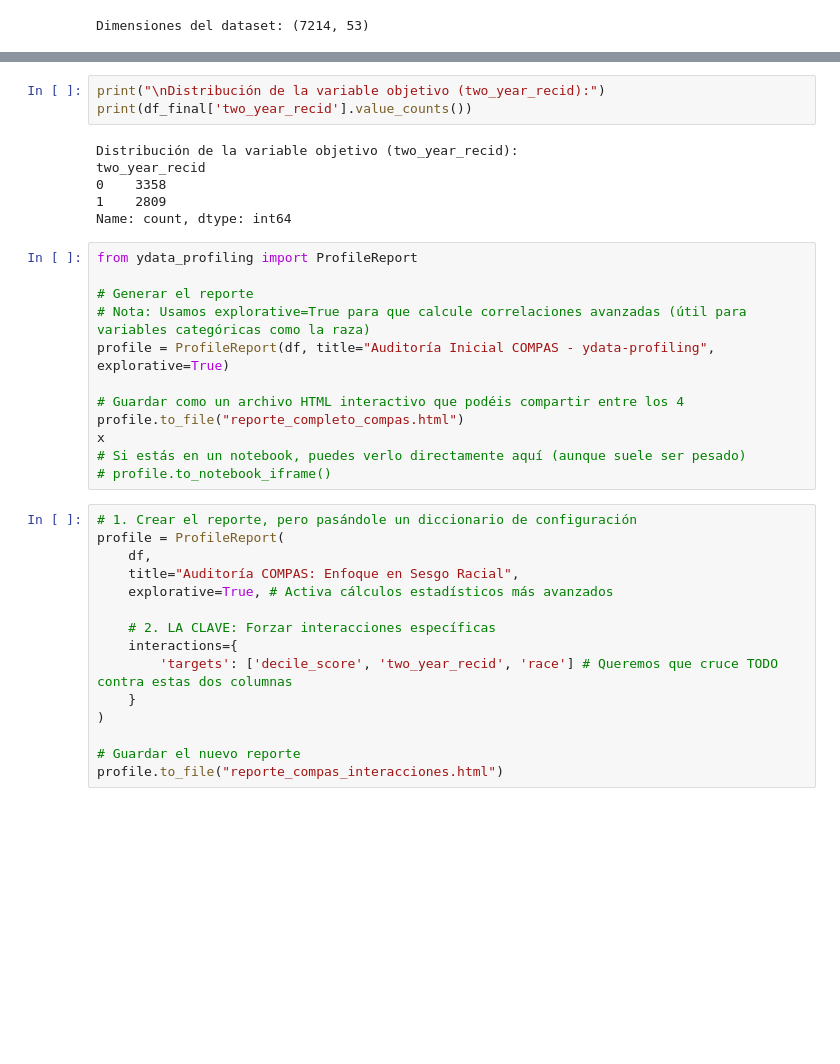
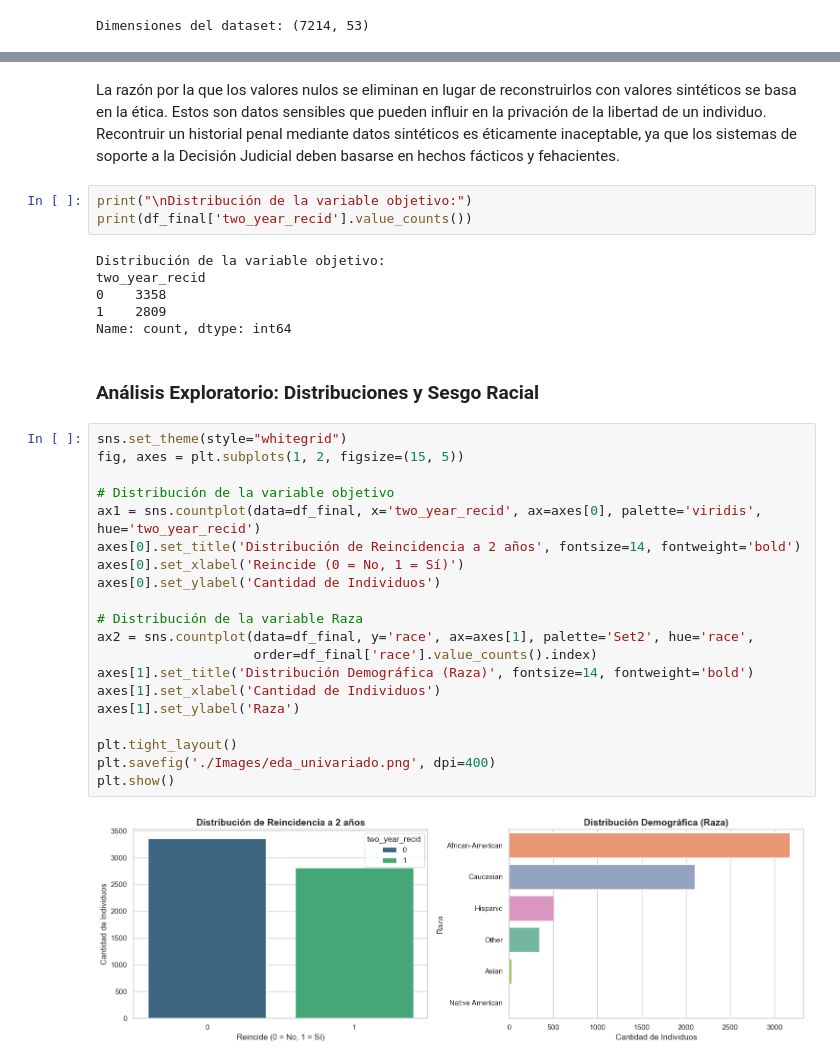
Before and after one commit to dmg131/AA_proyect, a Jupyter notebook: eda.ipynb, the cells around one changed output, grey strips where cells are left out. Drawn from its saved outputs; the diff is of its cells as text; blank space fills up the shorter version.

```diff
--- a/eda.ipynb
+++ b/eda.ipynb
@@ -47,36 +97,35 @@ Dimensiones del dataset: (6167, 13)
+# %% [markdown]
+La razón por la que los valores nulos se eliminan en lugar de reconstruirlos con valores sintéticos se basa en la ética. Estos son datos sensibles que pueden influir en la privación de la libertad de un individuo. Recontruir un historial penal mediante datos sintéticos es éticamente inaceptable, ya que los sistemas de soporte a la Decisión Judicial deben basarse en hechos fácticos y fehacientes.
 # %%
-print("\nDistribución de la variable objetivo (two_year_recid):")
+print("\nDistribución de la variable objetivo:")
 print(df_final['two_year_recid'].value_counts())
 # %% [output]
-Distribución de la variable objetivo (two_year_recid):
+Distribución de la variable objetivo:
 two_year_recid
 0    3358
 1    2809
 Name: count, dtype: int64
-# %%
-from ydata_profiling import ProfileReport
-
-# Generar el reporte
-# Nota: Usamos explorative=True para que calcule correlaciones avanzadas (útil para variables categóricas como la raza)
-profile = ProfileReport(df, title="Auditoría Inicial COMPAS - ydata-profiling", explorative=True)
-
-# Guardar como un archivo HTML interactivo que podéis compartir entre los 4
-profile.to_file("reporte_completo_compas.html")
-x
-# Si estás en un notebook, puedes verlo directamente aquí (aunque suele ser pesado)
-# profile.to_notebook_iframe()
-# %%
-# 1. Crear el reporte, pero pasándole un diccionario de configuración
-profile = ProfileReport(
-    df,
-    title="Auditoría COMPAS: Enfoque en Sesgo Racial",
-    explorative=True, # Activa cálculos estadísticos más avanzados
-
-    # 2. LA CLAVE: Forzar interacciones específicas
-    interactions={
-        'targets': ['decile_score', 'two_year_recid', 'race'] # Queremos que cruce TODO contra estas dos columnas
-    }
-)
-
-# Guardar el nuevo reporte
-profile.to_file("reporte_compas_interacciones.html")
+# %% [markdown]
+### Análisis Exploratorio: Distribuciones y Sesgo Racial
+# %%
+sns.set_theme(style="whitegrid")
+fig, axes = plt.subplots(1, 2, figsize=(15, 5))
+
+# Distribución de la variable objetivo
+ax1 = sns.countplot(data=df_final, x='two_year_recid', ax=axes[0], palette='viridis', hue='two_year_recid')
+axes[0].set_title('Distribución de Reincidencia a 2 años', fontsize=14, fontweight='bold')
+axes[0].set_xlabel('Reincide (0 = No, 1 = Sí)')
+axes[0].set_ylabel('Cantidad de Individuos')
+
+# Distribución de la variable Raza
+ax2 = sns.countplot(data=df_final, y='race', ax=axes[1], palette='Set2', hue='race',
+                    order=df_final['race'].value_counts().index)
+axes[1].set_title('Distribución Demográfica (Raza)', fontsize=14, fontweight='bold')
+axes[1].set_xlabel('Cantidad de Individuos')
+axes[1].set_ylabel('Raza')
+
+plt.tight_layout()
+plt.savefig('./Images/eda_univariado.png', dpi=400)
+plt.show()
+# %% [output]
+[figure, added]
```
Also changed, not shown: parts of 15 cells of this notebook, 20 other files.
